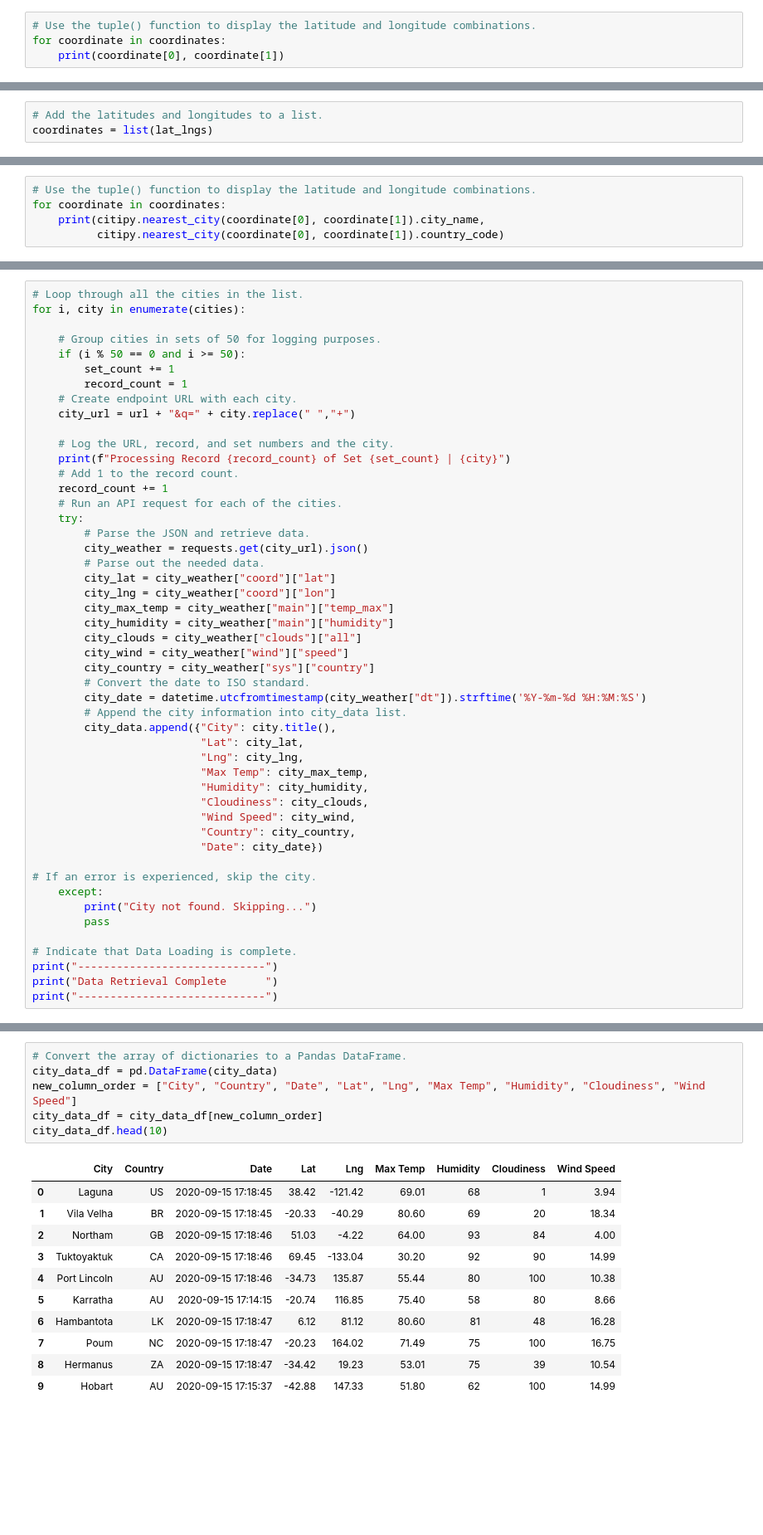
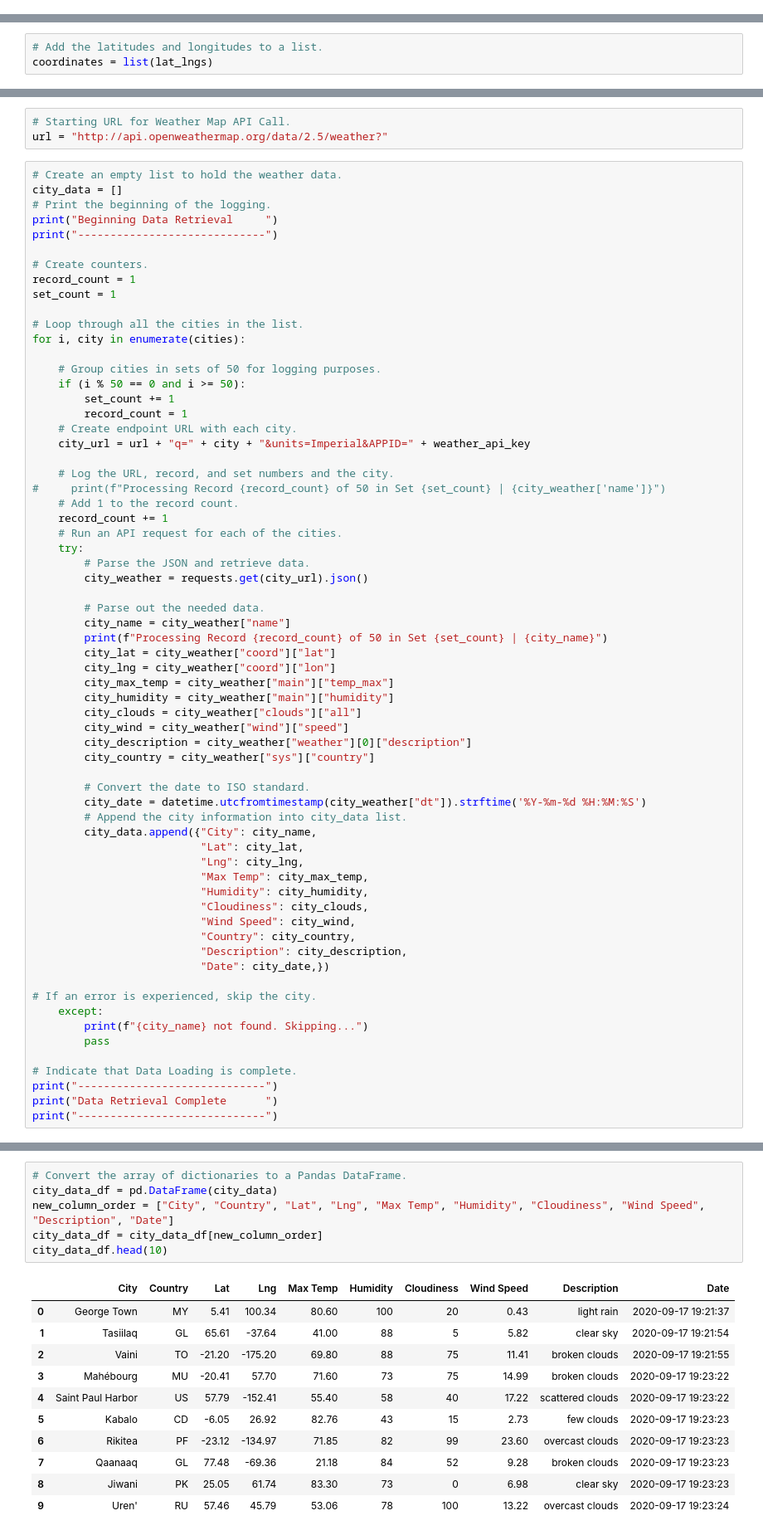
Before and after one commit to pleyba/World_Weather_Analysis, a Jupyter notebook: Weather_Database/Weather_Database.ipynb, the cells around one changed output, grey strips where cells are left out. Shown at 83% size. Cells and saved outputs as stored; diff of their text form; blank space fills up the shorter version.

```diff
--- a/Weather_Database/Weather_Database.ipynb
+++ b/Weather_Database/Weather_Database.ipynb
@@ -23,7 +16,3 @@ lat_lngs = zip(lats, lngs)
 lat_lngs
 # %% [output]
 <zip at 0x...>
-# %%
-# Use the tuple() function to display the latitude and longitude combinations.
-for coordinate in coordinates:
-    print(coordinate[0], coordinate[1])
@@ -54,5 +21,0 @@ from citipy import citipy
-# %%
-# Use the tuple() function to display the latitude and longitude combinations.
-for coordinate in coordinates:
-    print(citipy.nearest_city(coordinate[0], coordinate[1]).city_name,
-          citipy.nearest_city(coordinate[0], coordinate[1]).country_code)
@@ -104,4 +38,17 @@ Beginning Data Retrieval
+# %%
+# Starting URL for Weather Map API Call.
+url = "http://api.openweathermap.org/data/2.5/weather?"
 # %%
+# Create an empty list to hold the weather data.
+city_data = []
+# Print the beginning of the logging.
+print("Beginning Data Retrieval     ")
+print("-----------------------------")
+
+# Create counters.
+record_count = 1
+set_count = 1
+
 # Loop through all the cities in the list.
 for i, city in enumerate(cities):
 
@@ -110,28 +57,33 @@ for i, city in enumerate(cities):
         set_count += 1
         record_count = 1
     # Create endpoint URL with each city.
-    city_url = url + "&q=" + city.replace(" ","+")
+    city_url = url + "q=" + city + "&units=Imperial&APPID=" + weather_api_key
 
     # Log the URL, record, and set numbers and the city.
-    print(f"Processing Record {record_count} of Set {set_count} | {city}")
+#     print(f"Processing Record {record_count} of 50 in Set {set_count} | {city_weather['name']}")
     # Add 1 to the record count.
     record_count += 1
     # Run an API request for each of the cities.
     try:
         # Parse the JSON and retrieve data.
         city_weather = requests.get(city_url).json()
+
         # Parse out the needed data.
+        city_name = city_weather["name"]
+        print(f"Processing Record {record_count} of 50 in Set {set_count} | {city_name}")
         city_lat = city_weather["coord"]["lat"]
         city_lng = city_weather["coord"]["lon"]
         city_max_temp = city_weather["main"]["temp_max"]
         city_humidity = city_weather["main"]["humidity"]
         city_clouds = city_weather["clouds"]["all"]
         city_wind = city_weather["wind"]["speed"]
+        city_description = city_weather["weather"][0]["description"]
         city_country = city_weather["sys"]["country"]
+
         # Convert the date to ISO standard.
         city_date = datetime.utcfromtimestamp(city_weather["dt"]).strftime('%Y-%m-%d %H:%M:%S')
         # Append the city information into city_data list.
-        city_data.append({"City": city.title(),
+        city_data.append({"City": city_name,
                           "Lat": city_lat,
                           "Lng": city_lng,
                           "Max Temp": city_max_temp,
@@ -139,11 +91,12 @@ for i, city in enumerate(cities):
                           "Cloudiness": city_clouds,
                           "Wind Speed": city_wind,
                           "Country": city_country,
-                          "Date": city_date})
+                          "Description": city_description,
+                          "Date": city_date,})
 
 # If an error is experienced, skip the city.
     except:
-        print("City not found. Skipping...")
+        print(f"{city_name} not found. Skipping...")
         pass
 
 # Indicate that Data Loading is complete.
@@ -171,20 +124,20 @@ Data Retrieval Complete
 # %%
 # Convert the array of dictionaries to a Pandas DataFrame.
 city_data_df = pd.DataFrame(city_data)
-new_column_order = ["City", "Country", "Date", "Lat", "Lng", "Max Temp", "Humidity", "Cloudiness", "Wind Speed"]
+new_column_order = ["City", "Country", "Lat", "Lng", "Max Temp", "Humidity", "Cloudiness", "Wind Speed", "Description", "Date"]
 city_data_df = city_data_df[new_column_order]
 city_data_df.head(10)
 # %% [output]
-|  | City | Country | Date | Lat | Lng | Max Temp | Humidity | Cloudiness | Wind Speed |
-| 0 | Laguna | US | 2020-09-15 17:18:45 | 38.42 | -121.42 | 69.01 | 68 | 1 | 3.94 |
-| 1 | Vila Velha | BR | 2020-09-15 17:18:45 | -20.33 | -40.29 | 80.60 | 69 | 20 | 18.34 |
-| 2 | Northam | GB | 2020-09-15 17:18:46 | 51.03 | -4.22 | 64.00 | 93 | 84 | 4.00 |
-| 3 | Tuktoyaktuk | CA | 2020-09-15 17:18:46 | 69.45 | -133.04 | 30.20 | 92 | 90 | 14.99 |
-| 4 | Port Lincoln | AU | 2020-09-15 17:18:46 | -34.73 | 135.87 | 55.44 | 80 | 100 | 10.38 |
-| 5 | Karratha | AU | 2020-09-15 17:14:15 | -20.74 | 116.85 | 75.40 | 58 | 80 | 8.66 |
-| 6 | Hambantota | LK | 2020-09-15 17:18:47 | 6.12 | 81.12 | 80.60 | 81 | 48 | 16.28 |
-| 7 | Poum | NC | 2020-09-15 17:18:47 | -20.23 | 164.02 | 71.49 | 75 | 100 | 16.75 |
-| 8 | Hermanus | ZA | 2020-09-15 17:18:47 | -34.42 | 19.23 | 53.01 | 75 | 39 | 10.54 |
-| 9 | Hobart | AU | 2020-09-15 17:15:37 | -42.88 | 147.33 | 51.80 | 62 | 100 | 14.99 |
+|  | City | Country | Lat | Lng | Max Temp | Humidity | Cloudiness | Wind Speed | Description | Date |
+| 0 | George Town | MY | 5.41 | 100.34 | 80.60 | 100 | 20 | 0.43 | light rain | 2020-09-17 19:21:37 |
+| 1 | Tasiilaq | GL | 65.61 | -37.64 | 41.00 | 88 | 5 | 5.82 | clear sky | 2020-09-17 19:21:54 |
+| 2 | Vaini | TO | -21.20 | -175.20 | 69.80 | 88 | 75 | 11.41 | broken clouds | 2020-09-17 19:21:55 |
+| 3 | Mahébourg | MU | -20.41 | 57.70 | 71.60 | 73 | 75 | 14.99 | broken clouds | 2020-09-17 19:23:22 |
+| 4 | Saint Paul Harbor | US | 57.79 | -152.41 | 55.40 | 58 | 40 | 17.22 | scattered clouds | 2020-09-17 19:23:22 |
+| 5 | Kabalo | CD | -6.05 | 26.92 | 82.76 | 43 | 15 | 2.73 | few clouds | 2020-09-17 19:23:23 |
+| 6 | Rikitea | PF | -23.12 | -134.97 | 71.85 | 82 | 99 | 23.60 | overcast clouds | 2020-09-17 19:23:23 |
+| 7 | Qaanaaq | GL | 77.48 | -69.36 | 21.18 | 84 | 52 | 9.28 | broken clouds | 2020-09-17 19:23:23 |
+| 8 | Jiwani | PK | 25.05 | 61.74 | 83.30 | 73 | 0 | 6.98 | clear sky | 2020-09-17 19:23:23 |
+| 9 | Uren' | RU | 57.46 | 45.79 | 53.06 | 78 | 100 | 13.22 | overcast clouds | 2020-09-17 19:23:24 |
 # %%
 # Create the output file (CSV).
```
Also changed, not shown: parts of 30 cells of this notebook.
